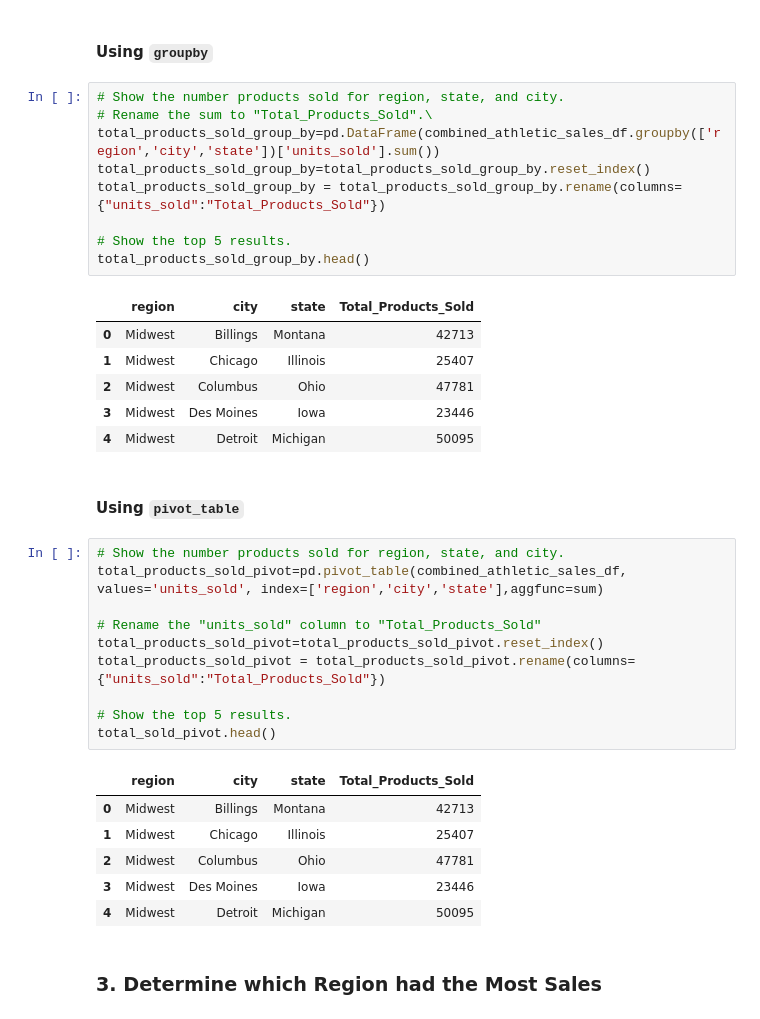
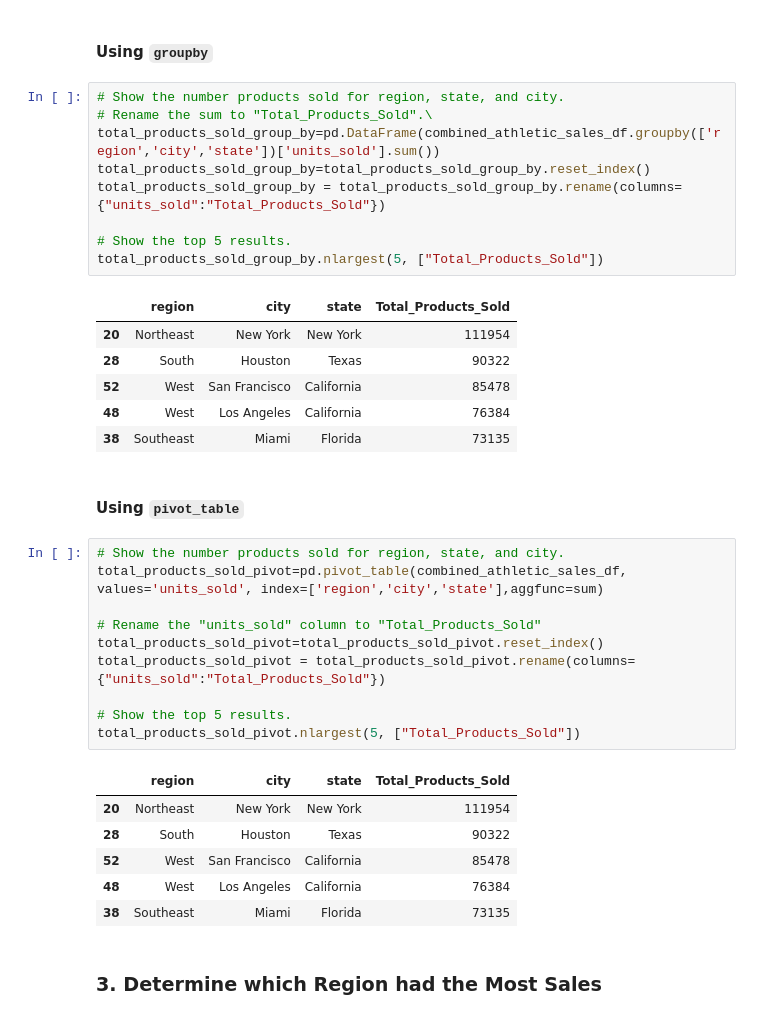
Before and after one commit to dmusili/athletic_sales_analysis, a Jupyter notebook: athletic_sales_analysis_starter_code.ipynb, the cells around one changed output. Cells and saved outputs as stored; diff of their text form.

```diff
--- a/athletic_sales_analysis_starter_code.ipynb
+++ b/athletic_sales_analysis_starter_code.ipynb
@@ -131,19 +124,19 @@ datetime64[ns]
 # %%
 # Show the number products sold for region, state, and city.
 # Rename the sum to "Total_Products_Sold".\
 total_products_sold_group_by=pd.DataFrame(combined_athletic_sales_df.groupby(['region','city','state'])['units_sold'].sum())
 total_products_sold_group_by=total_products_sold_group_by.reset_index()
 total_products_sold_group_by = total_products_sold_group_by.rename(columns={"units_sold":"Total_Products_Sold"})
 
 # Show the top 5 results.
-total_products_sold_group_by.head()
+total_products_sold_group_by.nlargest(5, ["Total_Products_Sold"])
 # %% [output]
 |  | region | city | state | Total_Products_Sold |
-| 0 | Midwest | Billings | Montana | 42713 |
-| 1 | Midwest | Chicago | Illinois | 25407 |
-| 2 | Midwest | Columbus | Ohio | 47781 |
-| 3 | Midwest | Des Moines | Iowa | 23446 |
-| 4 | Midwest | Detroit | Michigan | 50095 |
+| 20 | Northeast | New York | New York | 111954 |
+| 28 | South | Houston | Texas | 90322 |
+| 52 | West | San Francisco | California | 85478 |
+| 48 | West | Los Angeles | California | 76384 |
+| 38 | Southeast | Miami | Florida | 73135 |
 # %% [markdown]
 #### Using `pivot_table`
 # %%
@@ -155,14 +148,14 @@ total_products_sold_pivot=total_products_sold_pivot.reset_index()
 total_products_sold_pivot = total_products_sold_pivot.rename(columns={"units_sold":"Total_Products_Sold"})
 
 # Show the top 5 results.
-total_sold_pivot.head()
+total_products_sold_pivot.nlargest(5, ["Total_Products_Sold"])
 # %% [output]
 |  | region | city | state | Total_Products_Sold |
-| 0 | Midwest | Billings | Montana | 42713 |
-| 1 | Midwest | Chicago | Illinois | 25407 |
-| 2 | Midwest | Columbus | Ohio | 47781 |
-| 3 | Midwest | Des Moines | Iowa | 23446 |
-| 4 | Midwest | Detroit | Michigan | 50095 |
+| 20 | Northeast | New York | New York | 111954 |
+| 28 | South | Houston | Texas | 90322 |
+| 52 | West | San Francisco | California | 85478 |
+| 48 | West | Los Angeles | California | 76384 |
+| 38 | Southeast | Miami | Florida | 73135 |
 # %% [markdown]
 ### 3. Determine which Region had the Most Sales
 # %% [markdown]
```
Also changed, not shown: parts of 9 cells of this notebook.
